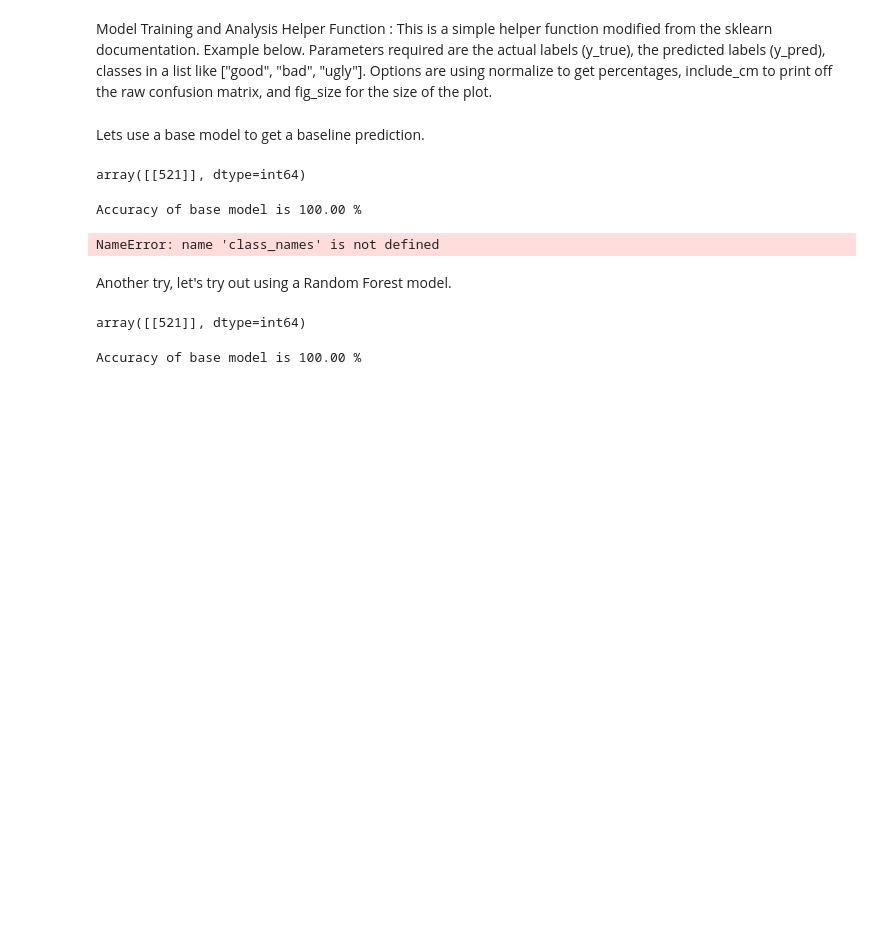
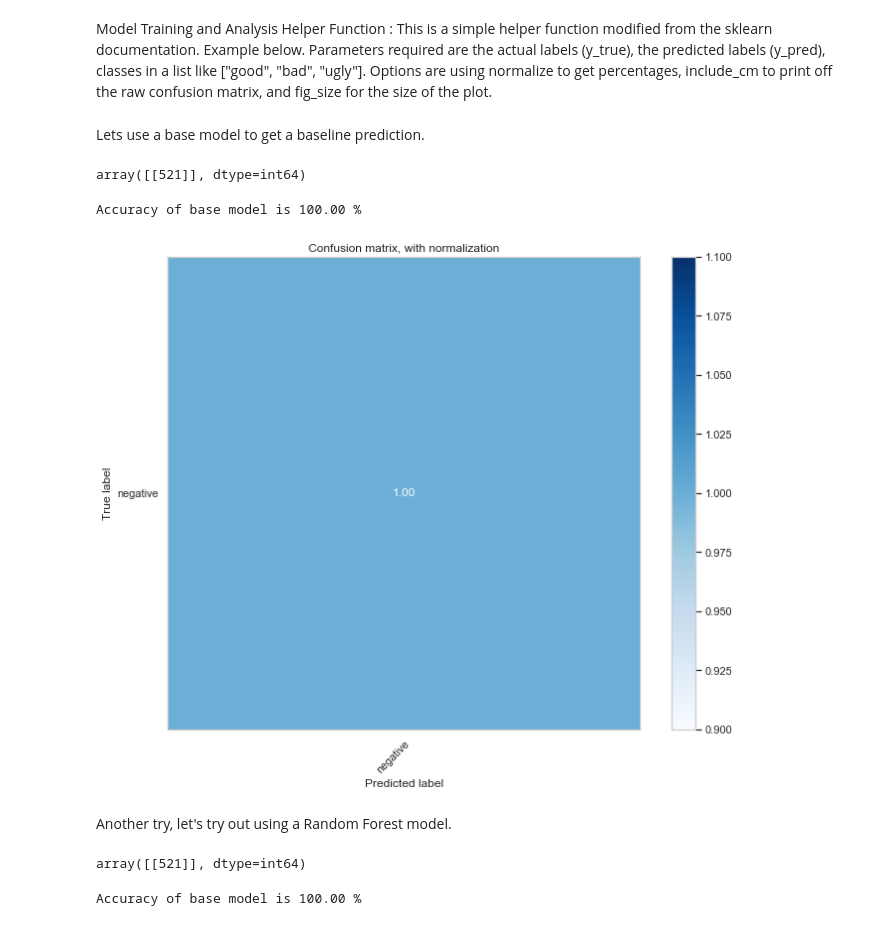
Before and after one commit to dorisep/Project3, a Jupyter notebook: Trump Tweet.ipynb, the cells around one changed output. Cells and saved outputs as stored; diff of their text form; code cells hidden in the pictures; blank space fills up the shorter version.

```diff
--- a/Trump Tweet.ipynb
+++ b/Trump Tweet.ipynb
@@ -177,10 +177,10 @@ print("Accuracy of base model is {:.2f} %".format(accuracy_score(y_test, y_pred)
 Accuracy of base model is 100.00 %
 # %%
 ### Plot confusion matrix to get a feel for model ability to predict correct label.
-plot_confusion_matrix(y_test, y_pred, classes=class_names, normalize=True,
+plot_confusion_matrix(y_test, y_pred, classes=favorited_names, normalize=True,
                       title='Confusion matrix, with normalization', fig_size=(10, 8));
 # %% [output]
-NameError: name 'class_names' is not defined
+[figure, added]
 # %% [markdown]
 Another try, let's try out using a Random Forest model.
 # %%
```
Also changed, not shown: parts of 3 cells of this notebook.
